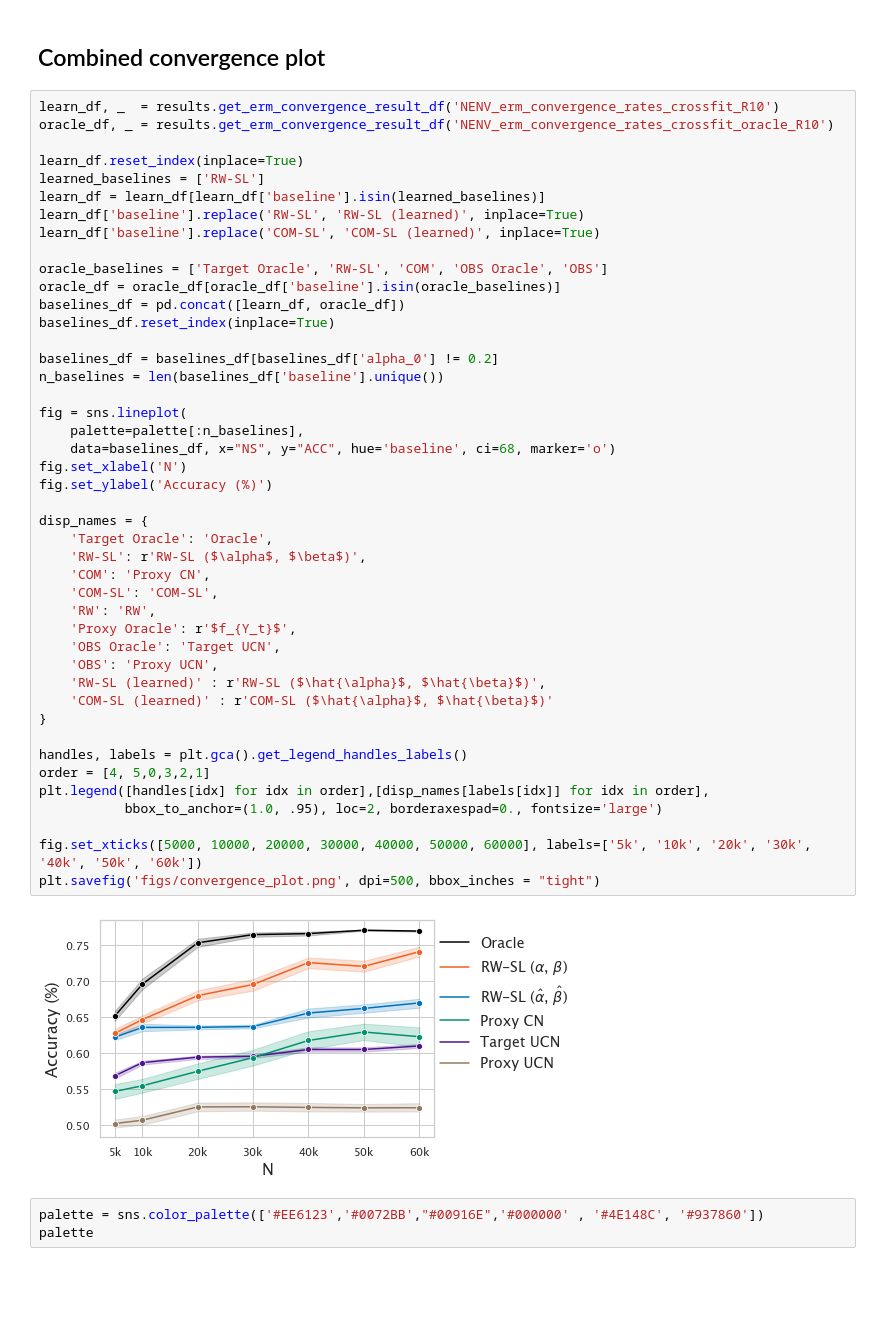
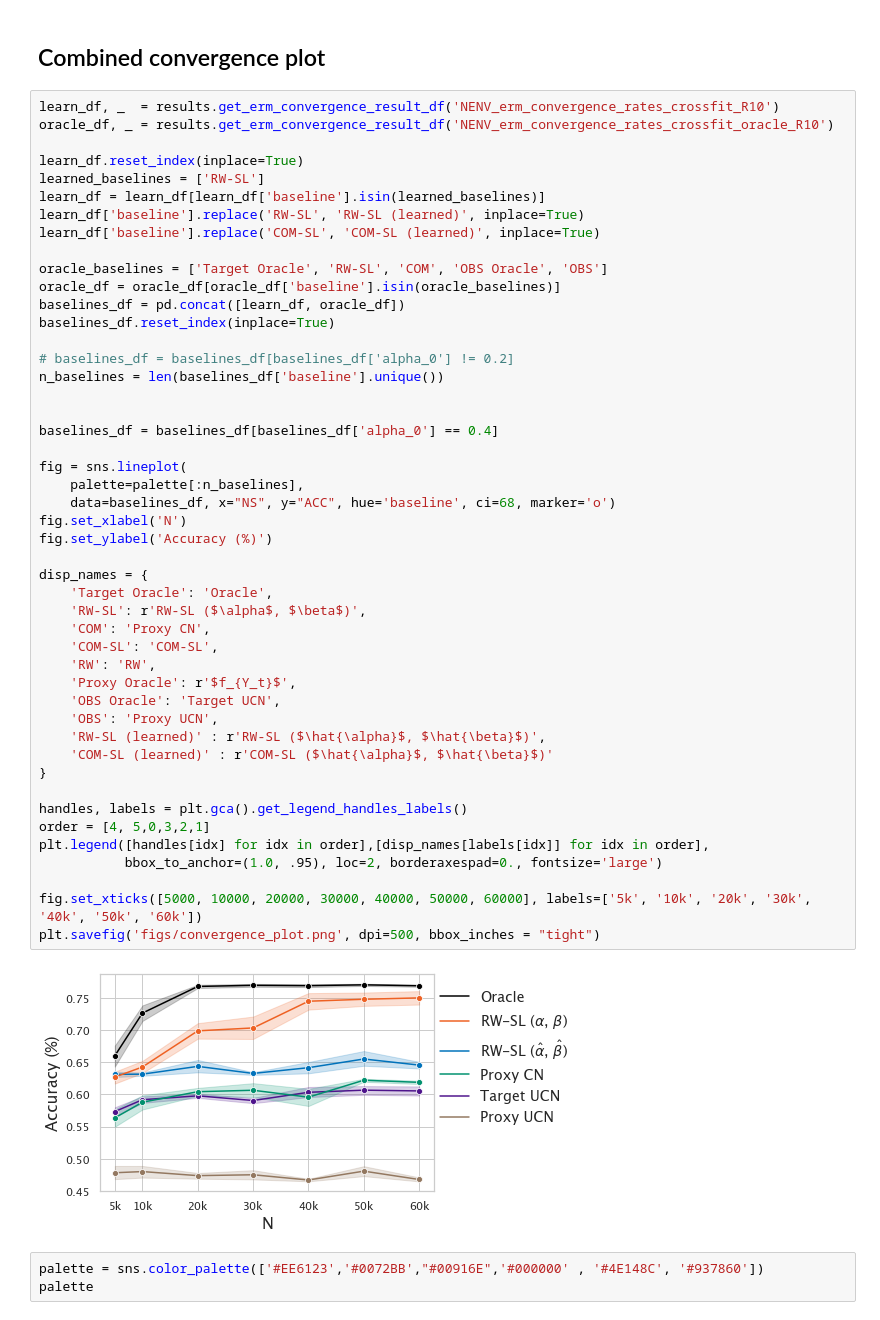
Before and after one commit to lguerdan/counterfactual-decision-support, a Jupyter notebook: notebook_results.ipynb, the cells around one changed output. Saved outputs shown, nothing was run; the diff lists cells and outputs as text; blank space fills up the shorter version.

```diff
--- a/notebook_results.ipynb
+++ b/notebook_results.ipynb
@@ -34,37 +34,40 @@ oracle_df = oracle_df[oracle_df['baseline'].isin(oracle_baselines)]
 baselines_df = pd.concat([learn_df, oracle_df])
 baselines_df.reset_index(inplace=True)
 
-baselines_df = baselines_df[baselines_df['alpha_0'] != 0.2]
+# baselines_df = baselines_df[baselines_df['alpha_0'] != 0.2]
 n_baselines = len(baselines_df['baseline'].unique())
+
+
+baselines_df = baselines_df[baselines_df['alpha_0'] == 0.4]
 
 fig = sns.lineplot(
     palette=palette[:n_baselines],
     data=baselines_df, x="NS", y="ACC", hue='baseline', ci=68, marker='o')
 fig.set_xlabel('N')
 fig.set_ylabel('Accuracy (%)')
 
 disp_names = {
     'Target Oracle': 'Oracle',
     'RW-SL': r'RW-SL ($\alpha$, $\beta$)',
     'COM': 'Proxy CN',
     'COM-SL': 'COM-SL',
     'RW': 'RW',
     'Proxy Oracle': r'$f_{Y_t}$',
     'OBS Oracle': 'Target UCN',
     'OBS': 'Proxy UCN',
     'RW-SL (learned)' : r'RW-SL ($\hat{\alpha}$, $\hat{\beta}$)',
     'COM-SL (learned)' : r'COM-SL ($\hat{\alpha}$, $\hat{\beta}$)'
 }
 
 handles, labels = plt.gca().get_legend_handles_labels()
 order = [4, 5,0,3,2,1]
 plt.legend([handles[idx] for idx in order],[disp_names[labels[idx]] for idx in order],
            bbox_to_anchor=(1.0, .95), loc=2, borderaxespad=0., fontsize='large')
 
 fig.set_xticks([5000, 10000, 20000, 30000, 40000, 50000, 60000], labels=['5k', '10k', '20k', '30k', '40k', '50k', '60k'])
 plt.savefig('figs/convergence_plot.png', dpi=500, bbox_inches = "tight")
 # %% [output]
-[figure, old version]
+[figure, new version]
 # %%
 palette = sns.color_palette(['#EE6123','#0072BB',"#00916E",'#000000' , '#4E148C', '#937860'])
 palette
```
Also changed, not shown: parts of 27 cells of this notebook, 7 other files.
